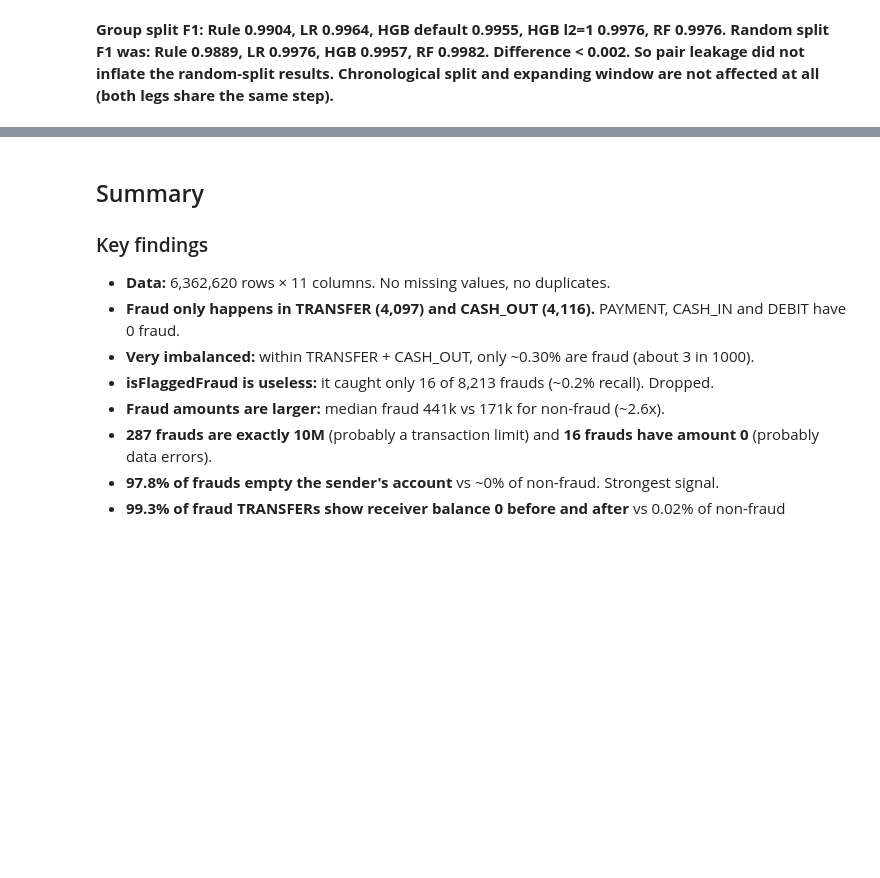
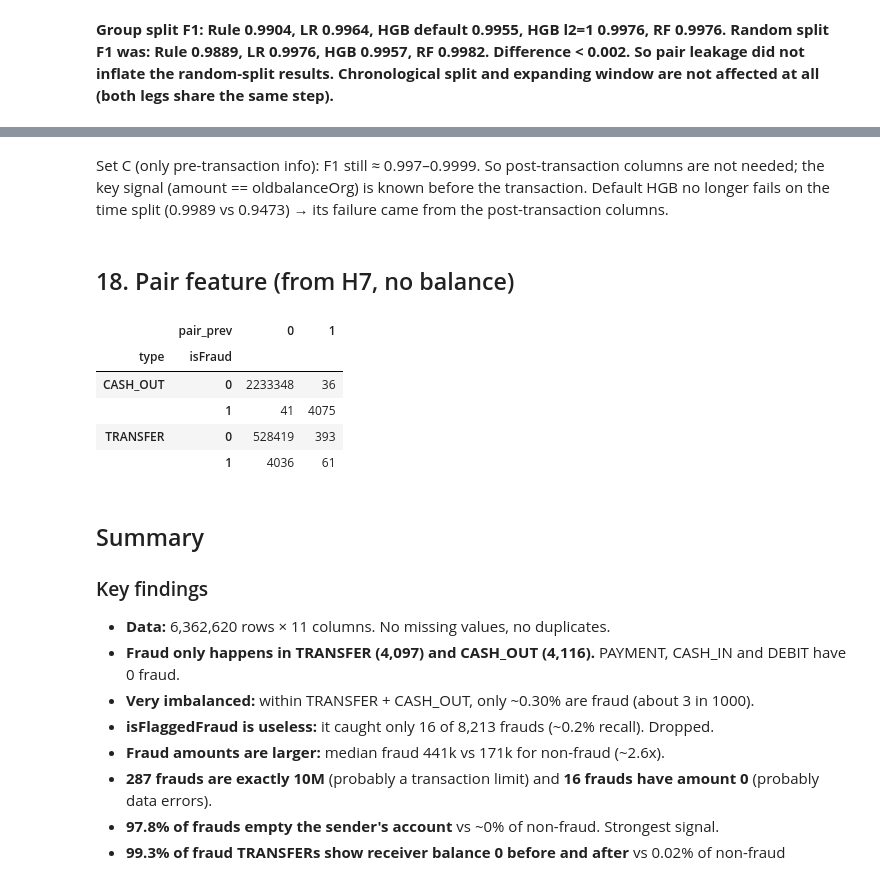
Before and after one commit to aqshanto/Paysim-Fraud-Detection, a Jupyter notebook: notebooks/research.ipynb, the cells around one changed output, grey strips where cells are left out. Drawn from its saved outputs; the diff is of its cells as text; code cells hidden in the pictures; blank space fills up the shorter version.

```diff
--- a/notebooks/research.ipynb
+++ b/notebooks/research.ipynb
@@ -1092,3 +1212,28 @@ RF (1.0, 0.9952, 0.9976, np.int64(0), np.int64(8))
+# %% [markdown]
+Set C (only pre-transaction info): F1 still ≈ 0.997–0.9999. So post-transaction columns are not needed; the key signal (amount == oldbalanceOrg) is known before the transaction. Default HGB no longer fails on the time split (0.9989 vs 0.9473) → its failure came from the post-transaction columns.
+# %% [markdown]
+## 18. Pair feature (from H7, no balance)
+# %%
+# decision-time pair feature: was there an EARLIER transaction of the opposite type
+# with the same step and amount? (row order = time order inside a step)
+d = df_fd[['step', 'amount', 'type']].copy()
+d['is_transfer'] = (d['type'] == 'TRANSFER').astype(int)
+d['is_cashout'] = 1 - d['is_transfer']
+
+g = d.groupby(['step', 'amount'], sort=False)
+prev_transfer = (g['is_transfer'].cumsum() - d['is_transfer']) > 0
+prev_cashout = (g['is_cashout'].cumsum() - d['is_cashout']) > 0
+
+model_df['pair_prev'] = np.where(d['is_transfer'] == 1, prev_cashout, prev_transfer).astype(int)
+
+pd.crosstab([df_fd['type'], df_fd['isFraud']], model_df['pair_prev'])
+# %% [output]
+|  | pair_prev | 0 | 1 |
+| type | isFraud |  |  |
+| CASH_OUT | 0 | 2233348 | 36 |
+|  | 1 | 41 | 4075 |
+| TRANSFER | 0 | 528419 | 393 |
+|  | 1 | 4036 | 61 |
 # %% [markdown]
 ## Summary
 
```
Also changed, not shown: parts of 9 cells of this notebook, 6 other files.
